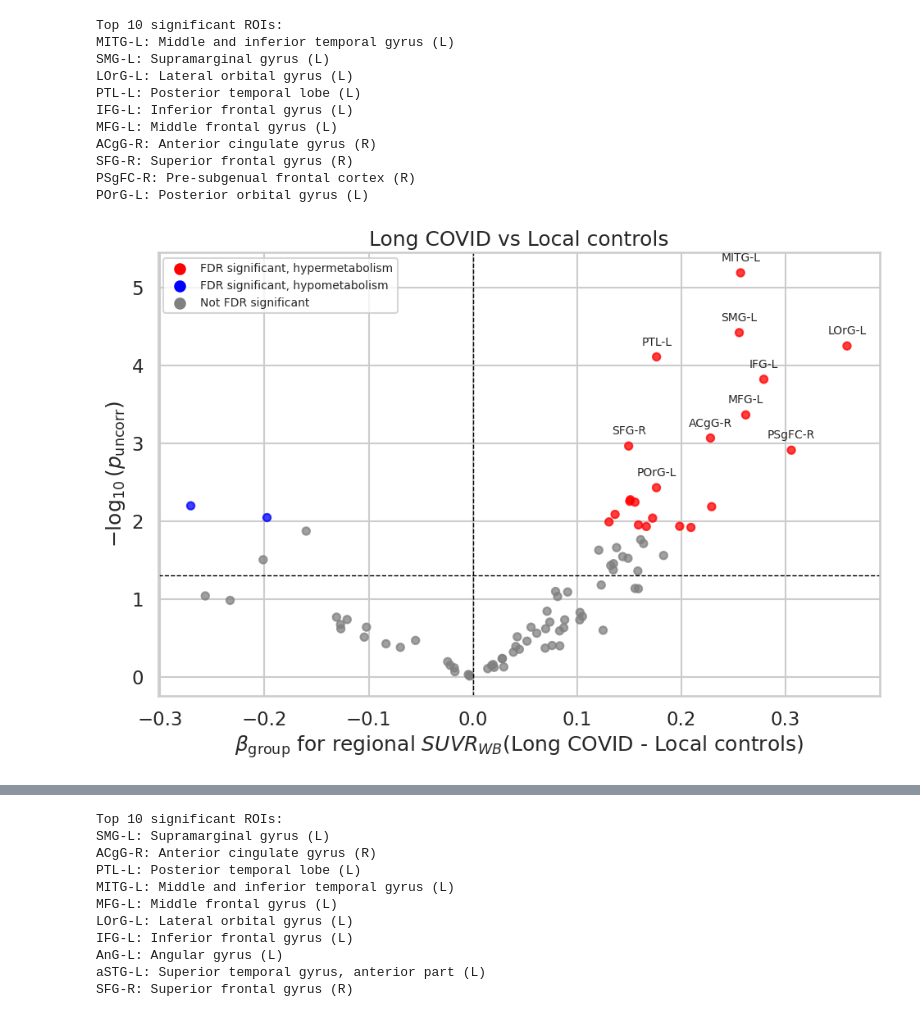
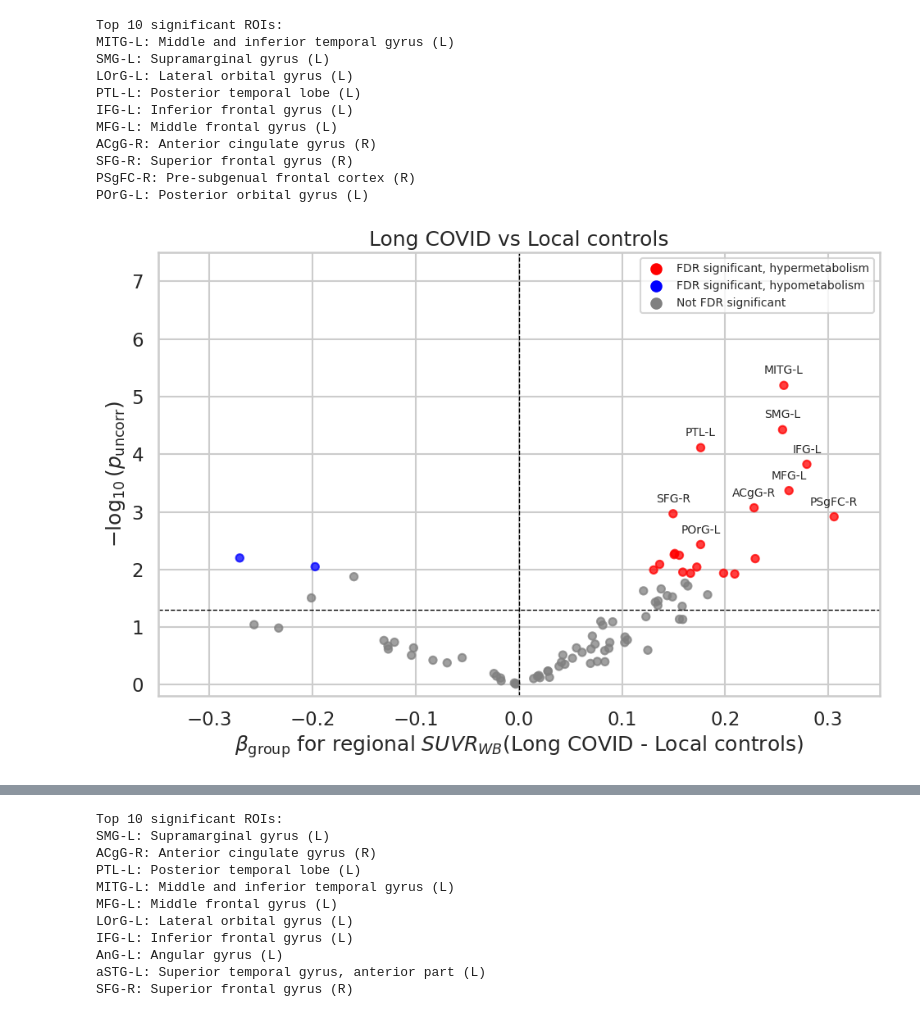
Before and after one commit to mabelzunce/longcovid-neuroimaging-cohort, a Jupyter notebook: code/python/pet/paper_analysis/plot_volcanos_for_ancova_results.ipynb, the cells around one changed output, grey strips where cells are left out. Cells and saved outputs as stored; diff of their text form; code cells hidden in the pictures.

Commit message:
using the same x and y axes in all volcano plots.

```diff
--- a/code/python/pet/paper_analysis/plot_volcanos_for_ancova_results.ipynb
+++ b/code/python/pet/paper_analysis/plot_volcanos_for_ancova_results.ipynb
@@ -64,6 +64,11 @@ ax.scatter(
 ax.axvline(0, color="black", linewidth=1, linestyle="--")
 ax.axhline(-np.log10(0.05), color="black", linewidth=1, linestyle="--")
 
+# Fix xlim and ylim to be the same in all plots for comparison
+xlim = (-0.35, 0.35)
+ylim = (-0.2, 7.5)
+ax.set_xlim(xlim)
+ax.set_ylim(ylim)
 
 ax.scatter([], [], color="red", label="FDR significant, hypermetabolism")
 ax.scatter([], [], color="blue", label="FDR significant, hypometabolism")
@@ -81,34 +86,34 @@ plt.savefig(os.path.join(output_path, 'volcano_plot_lc_vs_ceunim_controls_time_t
 # add names for the 10 highest significant ROIs to the plot
 top_10_rois = plot_df.nlargest(10, "neg_log10_p_group")
 for _, row in top_10_rois.iterrows():
     ax.annotate(
         row["abbreviation"],
         (row["beta_group"], row["neg_log10_p_group"]),
         textcoords="offset points",
         xytext=(0, 10),
         ha="center",
         fontsize=10,
     )
 # Print the full name of the top 10 ROIs to the console
 print("Top 10 significant ROIs:")
 for _, row in top_10_rois.iterrows():
     print(f"{row['abbreviation']}: {row['full_name']}")
 # save figure (before plt.show(), which clears the figure)
 plt.savefig(os.path.join(output_path, 'volcano_plot_lc_vs_ceunim_controls_time_to_acquisition_with_roi_names.png'), dpi=300, bbox_inches="tight")
 plt.show()
 # %% [output]
 Top 10 significant ROIs:
 MITG-L: Middle and inferior temporal gyrus (L)
 SMG-L: Supramarginal gyrus (L)
 LOrG-L: Lateral orbital gyrus (L)
 PTL-L: Posterior temporal lobe (L)
 IFG-L: Inferior frontal gyrus (L)
 MFG-L: Middle frontal gyrus (L)
 ACgG-R: Anterior cingulate gyrus (R)
 SFG-R: Superior frontal gyrus (R)
 PSgFC-R: Pre-subgenual frontal cortex (R)
 POrG-L: Posterior orbital gyrus (L)
-[figure, old version]
+[figure, new version]
 # %%
 # Plot volcano plots for ANCOVA results for LC vs CEUNIM Controls
 # Use the model with time_to_acquisition as a covariate
```
Also changed, not shown: parts of 3 cells of this notebook, 4 other files.
